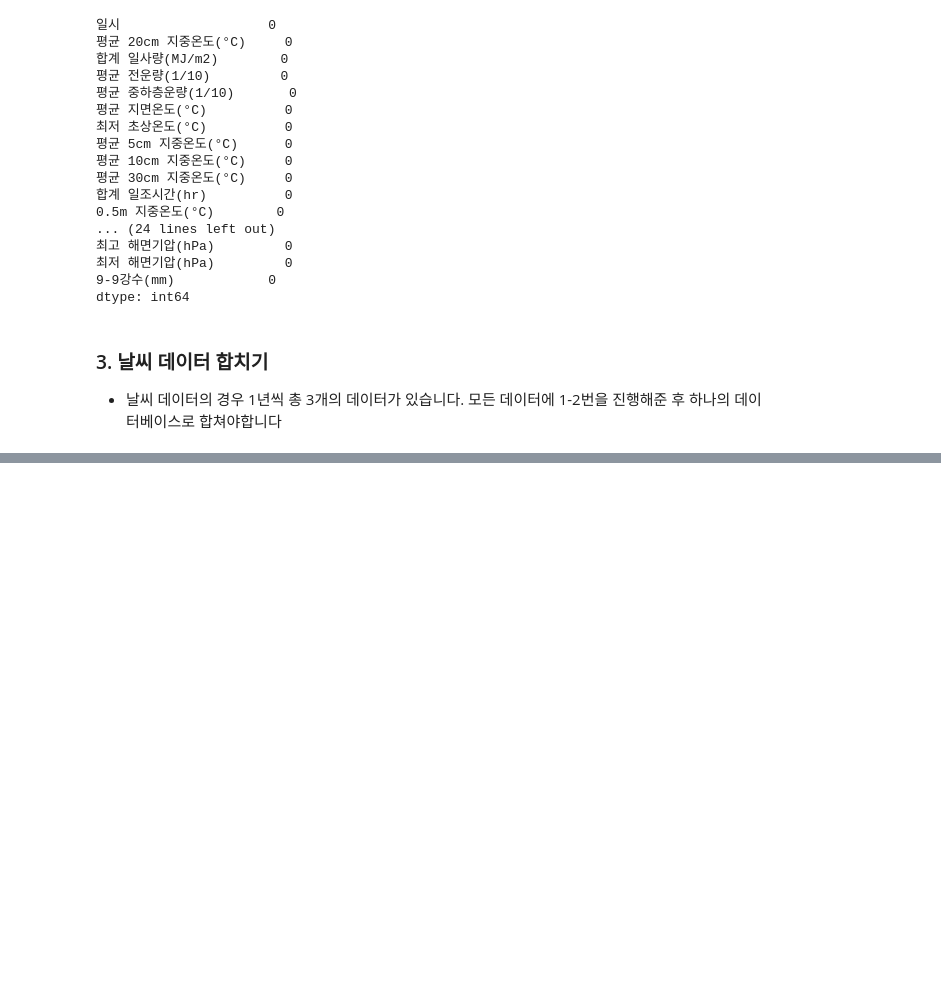
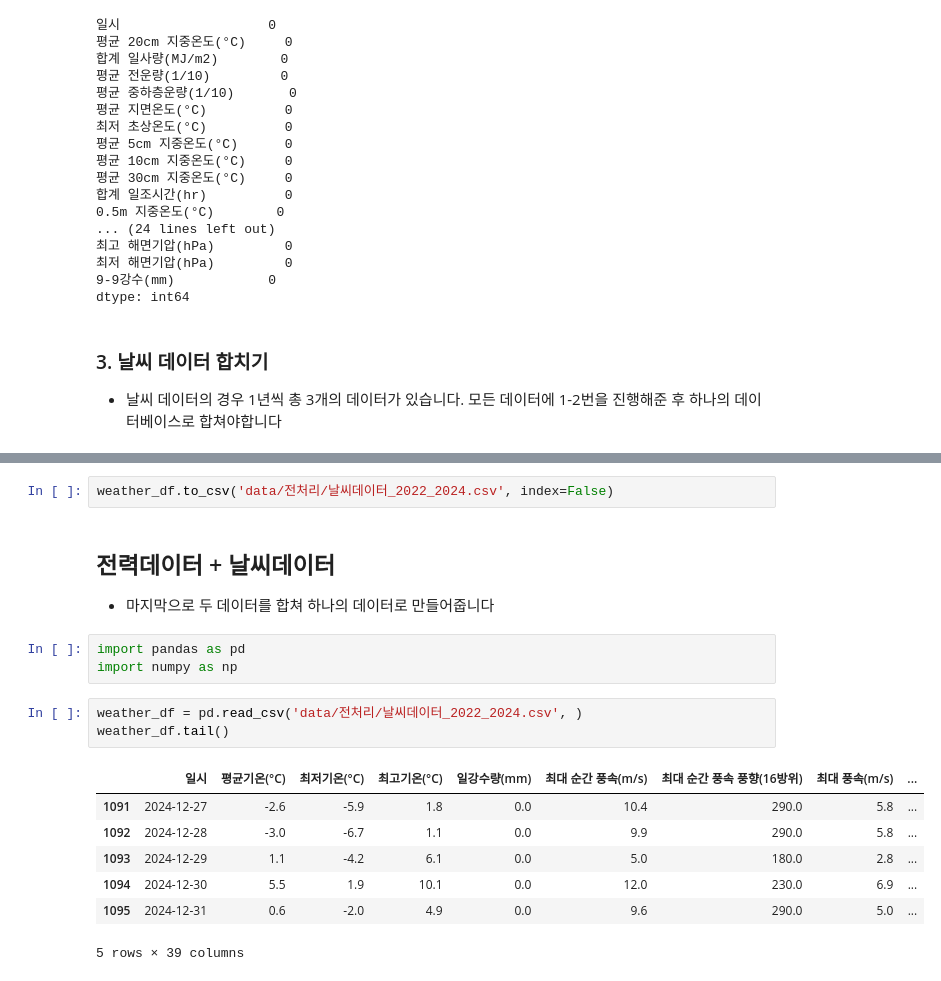
Before and after one commit to seungdobaek/AIX_1stProject, a Jupyter notebook: baek/data_preprocessing.ipynb, the cells around one changed output, grey strips where cells are left out. Drawn from its saved outputs; the diff is of its cells as text; blank space fills up the shorter version.

```diff
--- a/baek/data_preprocessing.ipynb
+++ b/baek/data_preprocessing.ipynb
@@ -656,0 +704,19 @@ dtype: int64
+# %%
+weather_df.to_csv('data/전처리/날씨데이터_2022_2024.csv', index=False)
+# %% [markdown]
+## 전력데이터 + 날씨데이터
+- 마지막으로 두 데이터를 합쳐 하나의 데이터로 만들어줍니다
+# %%
+import pandas as pd
+import numpy as np
+# %%
+weather_df = pd.read_csv('data/전처리/날씨데이터_2022_2024.csv', )
+weather_df.tail()
+# %% [output]
+|  | 일시 | 평균기온(°C) | 최저기온(°C) | 최고기온(°C) | 일강수량(mm) | 최대 순간 풍속(m/s) | 최대 순간 풍속 풍향(16방위) | 최대 풍속(m/s) | ... |
+| 1091 | 2024-12-27 | -2.6 | -5.9 | 1.8 | 0.0 | 10.4 | 290.0 | 5.8 | ... |
+| 1092 | 2024-12-28 | -3.0 | -6.7 | 1.1 | 0.0 | 9.9 | 290.0 | 5.8 | ... |
+| 1093 | 2024-12-29 | 1.1 | -4.2 | 6.1 | 0.0 | 5.0 | 180.0 | 2.8 | ... |
+| 1094 | 2024-12-30 | 5.5 | 1.9 | 10.1 | 0.0 | 12.0 | 230.0 | 6.9 | ... |
+| 1095 | 2024-12-31 | 0.6 | -2.0 | 4.9 | 0.0 | 9.6 | 290.0 | 5.0 | ... |
+5 rows × 39 columns
```
Also changed, not shown: parts of 13 cells of this notebook, 3 other files.
